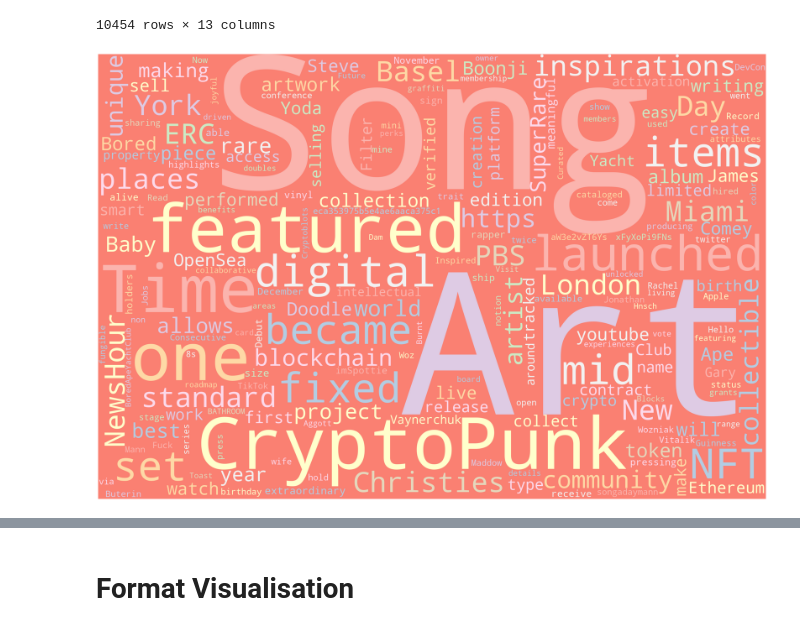
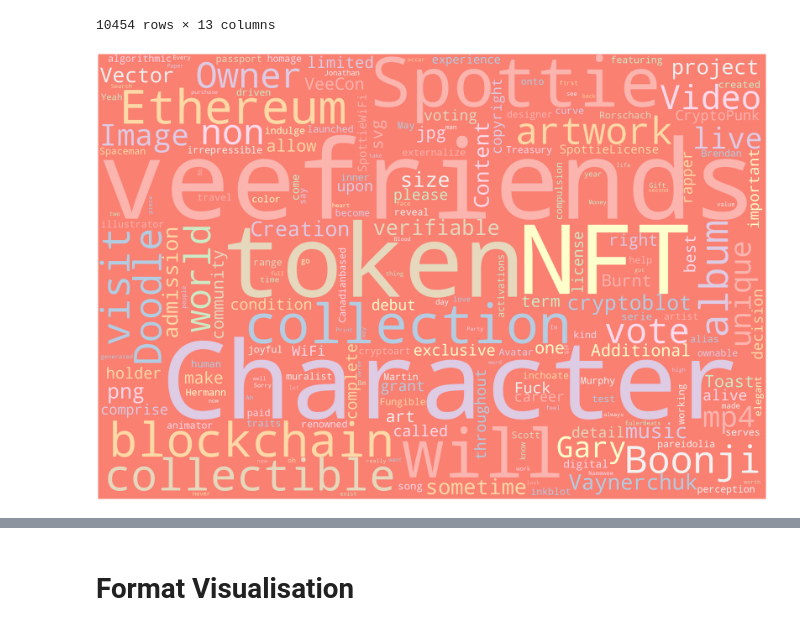
Before and after one commit to Cawinchan/opensea_data_extractor, a Jupyter notebook: data_visualisation.ipynb, the cells around one changed output, grey strips where cells are left out. Drawn from its saved outputs; the diff is of its cells as text; code cells hidden in the pictures.

```diff
--- a/data_visualisation.ipynb
+++ b/data_visualisation.ipynb
@@ -14,8 +14,9 @@ category = {'Async Music':"Music", 'Boonji Project':"Image", 'Bored Ape Yacht Cl
             'VeeFriends':"Image", 'CryptoPunks':"Image", 'Doodles':"Image", 'EulerBeats Enigma':"Music",
             'EulerBeats Genesis':"Music", 'Cryptoblots by Dam Aggott-Hnsch':"Image",
             'JingleBe NFT COLLECTION':"Music", 'LOSTPOETS':"Image", 'NAMEWEE4896 Collection':"Music",
-            'Nifty Sax Spheres':"Music", 'Rarible':"Marketplace", 'Song A Day':"Video", '"I\'m Spottie"':"Music",
-            'SuperRare':"Marketplace", 'THE SHIBOSHIS':"Image"}
+            'Nifty Sax Spheres':"Music", 'Rarible':"*Marketplace (Rarible/Superrare)", 'Song A Day':"Video", '"I\'m Spottie"':"Music",
+            'SuperRare':"*Marketplace (Rarible/Superrare)", 'THE SHIBOSHIS':"Image"}
+# All categories/ Music|Video|Iamge
 
 df = pd.DataFrame()
 
@@ -52,21 +53,23 @@ df
 # %%
 # Import package
 import matplotlib.pyplot as plt
+from os import path
+from PIL import Image
 # Define a function to plot word cloud
 def plot_cloud(wordcloud):
     # Set figure size
     plt.figure(figsize=(40, 30))
     # Display image
     plt.imshow(wordcloud)
     # No axis details
     plt.axis("off")
 
 # Import package
 from wordcloud import WordCloud, STOPWORDS
 # Generate word cloud
 # ' '.join(df.description).replace("https","").replace("f6pXbdBrDkgJjmSV","").replace("QXp2H6Yu0fLSCB0","").replace("XTrDCsS97","").replace("cdn","")
-wordcloud = WordCloud(width= 3000, height = 2000, random_state=1, background_color='salmon', colormap='Pastel1', collocations=False, stopwords = STOPWORDS).generate(' '.join(df.collection_description))
+wordcloud = WordCloud(width= 3000, height = 2000, random_state=1, background_color='salmon', colormap='Pastel1', collocations=False, stopwords = STOPWORDS).generate(' '.join(df.description).replace("https","").replace("f6pXbdBrDkgJjmSV","").replace("QXp2H6Yu0fLSCB0","").replace("XTrDCsS97","").replace("cdn","")).to_file("description_wordcloud.pdf")
 # Plot
 plot_cloud(wordcloud)
 # %% [output]
-[figure, old version]
+[figure, new version]
```
Also changed, not shown: parts of 15 cells of this notebook, 23 other files.
